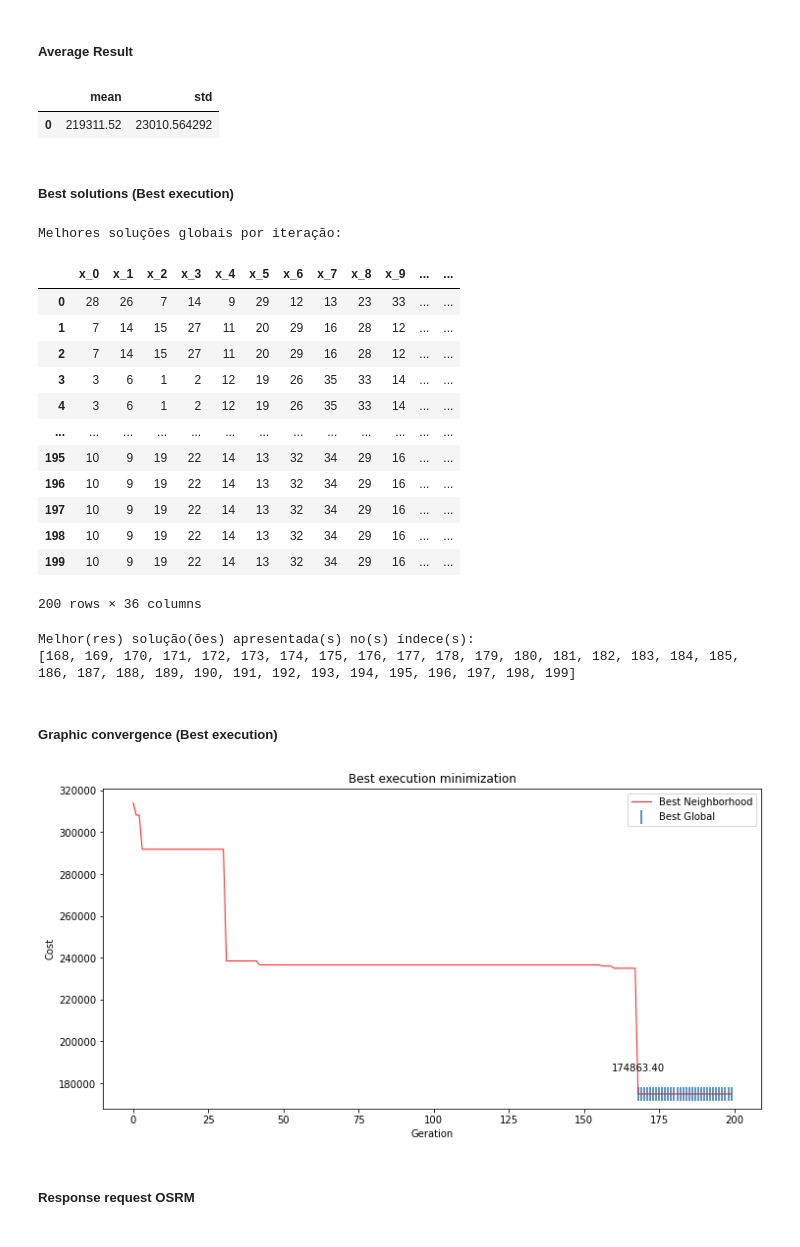
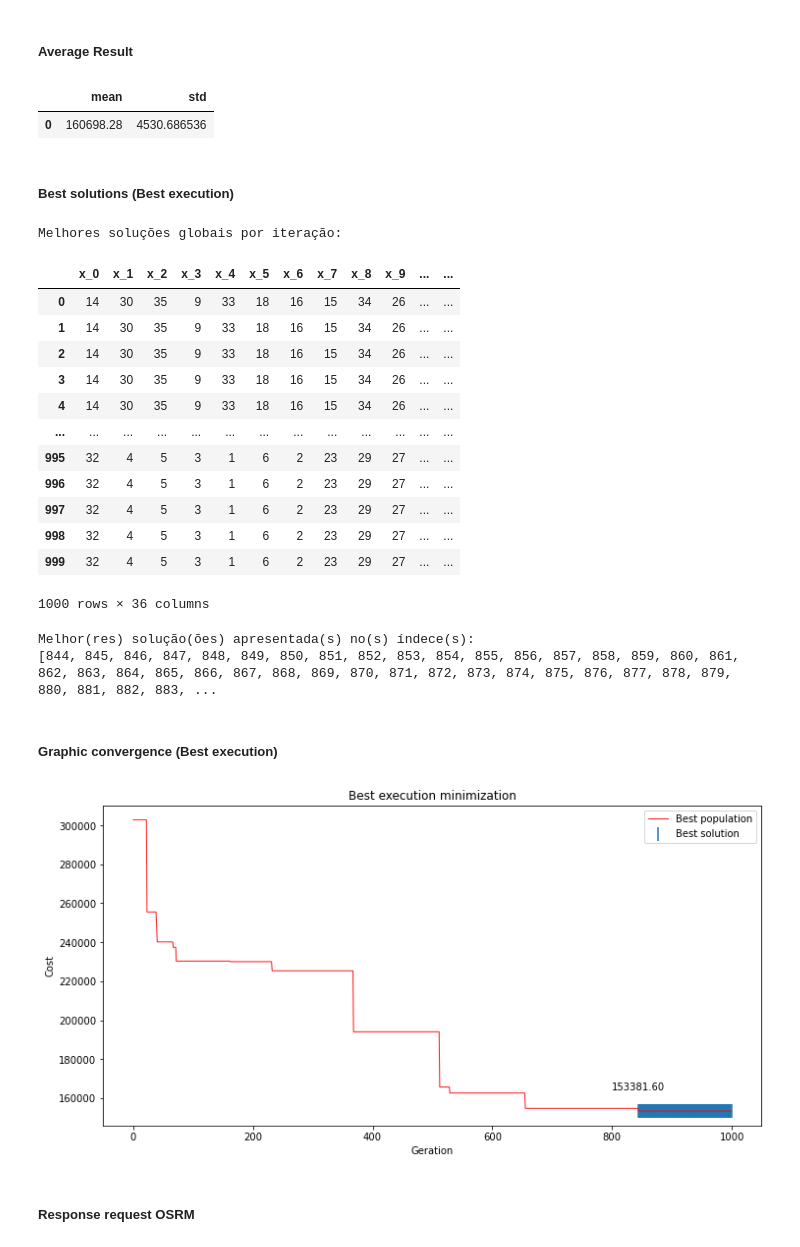
Before and after one commit to hellsdeur/ag-cvrp, a Jupyter notebook: notebooks/ag_cvrp.ipynb, the cells around one changed output. Drawn from its saved outputs; the diff is of its cells as text; code cells hidden in the pictures.

```diff
--- a/notebooks/ag_cvrp.ipynb
+++ b/notebooks/ag_cvrp.ipynb
@@ -193,7 +194,7 @@ class GA:
 ### Run
 # %%
 depot_net = DepotNet(raw_data)
-max_gerations = 200
+max_gerations = 1000
 k = 100
 mutation_rate = 0.05
 max_executions = 10
@@ -243,7 +244,7 @@ df_average = pd.DataFrame([df_exe_ga['Cost'].mean(),df_exe_ga['Cost'].std()],ind
 df_average
 # %% [output]
 |  | mean | std |
-| 0 | 219311.52 | 23010.564292 |
+| 0 | 160698.28 | 4530.686536 |
 # %% [markdown]
 ##### Best solutions (Best execution)
 # %%
@@ -254,44 +255,44 @@ print(f'Melhor(res) solução(ões) apresentada(s) no(s) índece(s):\n{index_bes
 # %% [output]
 Melhores soluções globais por iteração:
 |  | x_0 | x_1 | x_2 | x_3 | x_4 | x_5 | x_6 | x_7 | x_8 | x_9 | ... | ... |
-| 0 | 28 | 26 | 7 | 14 | 9 | 29 | 12 | 13 | 23 | 33 | ... | ... |
-| 1 | 7 | 14 | 15 | 27 | 11 | 20 | 29 | 16 | 28 | 12 | ... | ... |
-| 2 | 7 | 14 | 15 | 27 | 11 | 20 | 29 | 16 | 28 | 12 | ... | ... |
-| 3 | 3 | 6 | 1 | 2 | 12 | 19 | 26 | 35 | 33 | 14 | ... | ... |
-| 4 | 3 | 6 | 1 | 2 | 12 | 19 | 26 | 35 | 33 | 14 | ... | ... |
+| 0 | 14 | 30 | 35 | 9 | 33 | 18 | 16 | 15 | 34 | 26 | ... | ... |
+| 1 | 14 | 30 | 35 | 9 | 33 | 18 | 16 | 15 | 34 | 26 | ... | ... |
+| 2 | 14 | 30 | 35 | 9 | 33 | 18 | 16 | 15 | 34 | 26 | ... | ... |
+| 3 | 14 | 30 | 35 | 9 | 33 | 18 | 16 | 15 | 34 | 26 | ... | ... |
+| 4 | 14 | 30 | 35 | 9 | 33 | 18 | 16 | 15 | 34 | 26 | ... | ... |
 | ... | ... | ... | ... | ... | ... | ... | ... | ... | ... | ... | ... | ... |
-| 195 | 10 | 9 | 19 | 22 | 14 | 13 | 32 | 34 | 29 | 16 | ... | ... |
-| 196 | 10 | 9 | 19 | 22 | 14 | 13 | 32 | 34 | 29 | 16 | ... | ... |
-| 197 | 10 | 9 | 19 | 22 | 14 | 13 | 32 | 34 | 29 | 16 | ... | ... |
-| 198 | 10 | 9 | 19 | 22 | 14 | 13 | 32 | 34 | 29 | 16 | ... | ... |
-| 199 | 10 | 9 | 19 | 22 | 14 | 13 | 32 | 34 | 29 | 16 | ... | ... |
+| 995 | 32 | 4 | 5 | 3 | 1 | 6 | 2 | 23 | 29 | 27 | ... | ... |
+| 996 | 32 | 4 | 5 | 3 | 1 | 6 | 2 | 23 | 29 | 27 | ... | ... |
+| 997 | 32 | 4 | 5 | 3 | 1 | 6 | 2 | 23 | 29 | 27 | ... | ... |
+| 998 | 32 | 4 | 5 | 3 | 1 | 6 | 2 | 23 | 29 | 27 | ... | ... |
+| 999 | 32 | 4 | 5 | 3 | 1 | 6 | 2 | 23 | 29 | 27 | ... | ... |
-200 rows × 36 columns
+1000 rows × 36 columns
 Melhor(res) solução(ões) apresentada(s) no(s) índece(s):
-[168, 169, 170, 171, 172, 173, 174, 175, 176, 177, 178, 179, 180, 181, 182, 183, 184, 185, 186, 187, 188, 189, 190, 191, 192, 193, 194, 195, 196, 197, 198, 199]
+[844, 845, 846, 847, 848, 849, 850, 851, 852, 853, 854, 855, 856, 857, 858, 859, 860, 861, 862, 863, 864, 865, 866, 867, 868, 869, 870, 871, 872, 873, 874, 875, 876, 877, 878, 879, 880, 881, 882, 883, ...
 # %% [markdown]
 ##### Graphic convergence (Best execution)
 # %%
 #Convergência na melhor execução
 x = np.arange(0, max_gerations, 1)
 y = best_ga.best_solutions["y"].values
 #yerr = df_average["std"].values
 
 fig, ax = plt.subplots()
 fig.set_size_inches(12,6)
 lines = ax.plot(x, y, color='red', lw=1, alpha=0.9)
 #ax.fill_between(x, y-yerr, y+yerr, color='red', alpha=0.2,  linewidth=0.0)
 ax.set_title('Best execution minimization')
 ax.set_xlabel('Geration')
 ax.set_ylabel('Cost')
 best = best_ga.best_solutions.loc[best_ga.best_solutions["y"] == best_ga.best_solutions["y"].min()]["y"].values
 index_min = best_ga.best_solutions.loc[best_ga.best_solutions["y"] == best_ga.best_solutions["y"].min()].index
 ax.scatter(index_min, best, marker='|', s=200)
 ax.annotate(f'{best[0]:.2f}', (index_min[0], best[0]), xytext=(index_min[0], best[0]+10000), ha='center', va='bottom')
-ax.legend(['Best Neighborhood', 'Best Global'])
+ax.legend(['Best population', 'Best solution'])
 plt.savefig('results/graphic_convergence_best', dpi = 300)
 plt.show()
 # %% [output]
-[figure, old version]
+[figure, new version]
 # %% [markdown]
 ##### Response request OSRM
 # %%
```
Also changed, not shown: parts of 4 cells of this notebook, 9 other files.
